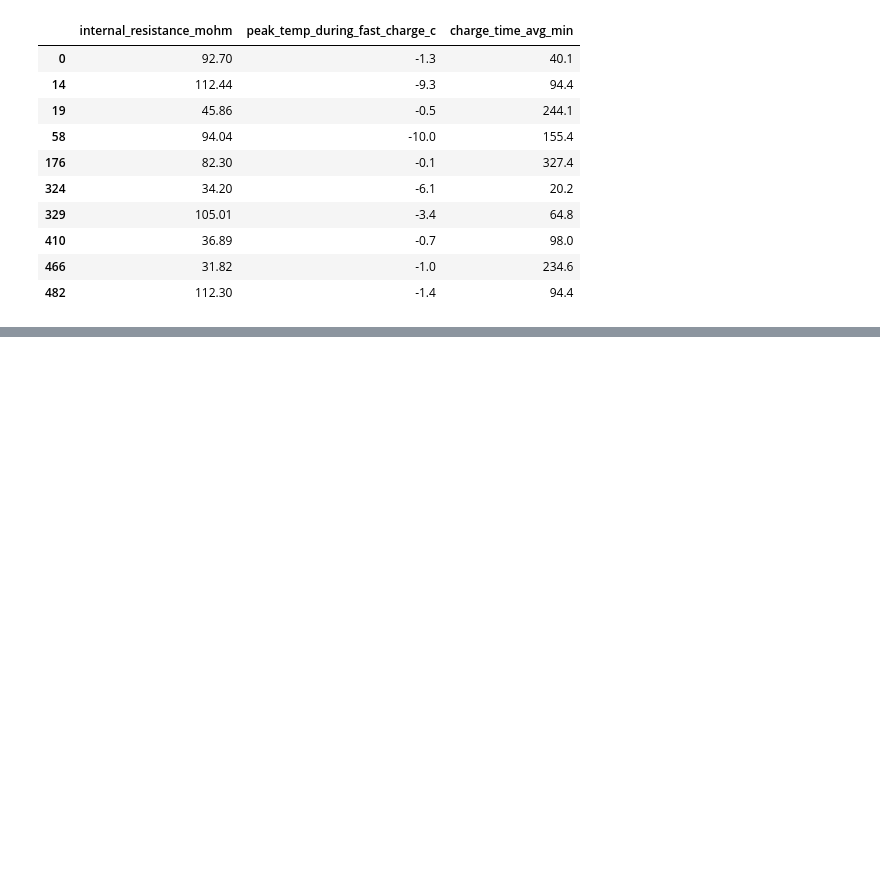
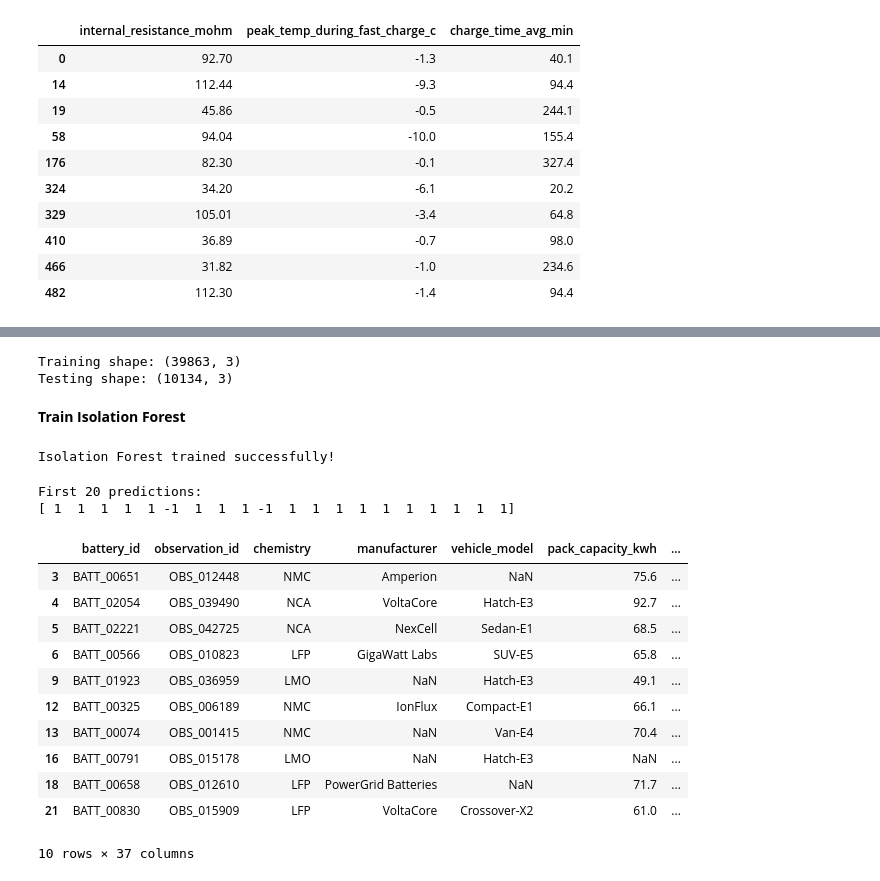
Before and after one commit to pradyumn980/EV-Battery-Anomaly-Detection, a Jupyter notebook: EV_practice.ipynb, the cells around one changed output, grey strips where cells are left out. Saved outputs shown, nothing was run; the diff lists cells and outputs as text; code cells hidden in the pictures; blank space fills up the shorter version.

Commit message:
model training done

```diff
--- a/EV_practice.ipynb
+++ b/EV_practice.ipynb
@@ -369,0 +422,71 @@ Negative temperature observations: 979
+# %%
+from sklearn.impute import SimpleImputer
+from sklearn.preprocessing import StandardScaler
+
+imputer = SimpleImputer(strategy='median')
+scaler = StandardScaler()
+
+X_train = train_data[sensor_features]
+X_test = test_data[sensor_features]
+
+X_train_imputed = imputer.fit_transform(X_train)
+X_test_imputed = imputer.transform(X_test)
+
+X_train_scaled = scaler.fit_transform(X_train_imputed)
+X_test_scaled = scaler.transform(X_test_imputed)
+
+print("Training shape:", X_train_scaled.shape)
+print("Testing shape:", X_test_scaled.shape)
+# %% [output]
+Training shape: (39863, 3)
+Testing shape: (10134, 3)
+# %% [markdown]
+**Train Isolation Forest**
+# %%
+from sklearn.ensemble import IsolationForest
+
+model = IsolationForest(
+    n_estimators=200,
+    contamination=0.05,
+    random_state=42
+)
+
+model.fit(X_train_scaled)
+
+print("Isolation Forest trained successfully!")
+# %% [output]
+Isolation Forest trained successfully!
+# %%
+predictions = model.predict(X_test_scaled)
+
+print("First 20 predictions:")
+print(predictions[:20])
+# %% [output]
+First 20 predictions:
+[ 1  1  1  1  1 -1  1  1  1 -1  1  1  1  1  1  1  1  1  1  1]
+# %%
+test_results = test_data.copy()
+
+test_results['anomaly_prediction'] = predictions
+
+test_results['anomaly_status'] = (
+    test_results['anomaly_prediction'].map({
+        1: 'Normal',
+        -1: 'Anomaly'
+    })
+)
+
+display(test_results.head(10))
+# %% [output]
+|  | battery_id | observation_id | chemistry | manufacturer | vehicle_model | pack_capacity_kwh | ... |
+| 3 | BATT_00651 | OBS_012448 | NMC | Amperion | NaN | 75.6 | ... |
+| 4 | BATT_02054 | OBS_039490 | NCA | VoltaCore | Hatch-E3 | 92.7 | ... |
+| 5 | BATT_02221 | OBS_042725 | NCA | NexCell | Sedan-E1 | 68.5 | ... |
+| 6 | BATT_00566 | OBS_010823 | LFP | GigaWatt Labs | SUV-E5 | 65.8 | ... |
+| 9 | BATT_01923 | OBS_036959 | LMO | NaN | Hatch-E3 | 49.1 | ... |
+| 12 | BATT_00325 | OBS_006189 | NMC | IonFlux | Compact-E1 | 66.1 | ... |
+| 13 | BATT_00074 | OBS_001415 | NMC | NaN | Van-E4 | 70.4 | ... |
+| 16 | BATT_00791 | OBS_015178 | LMO | NaN | Hatch-E3 | NaN | ... |
+| 18 | BATT_00658 | OBS_012610 | LFP | PowerGrid Batteries | NaN | 71.7 | ... |
+| 21 | BATT_00830 | OBS_015909 | LFP | VoltaCore | Crossover-X2 | 61.0 | ... |
+10 rows × 37 columns
```
Also changed, not shown: parts of 4 cells of this notebook.
